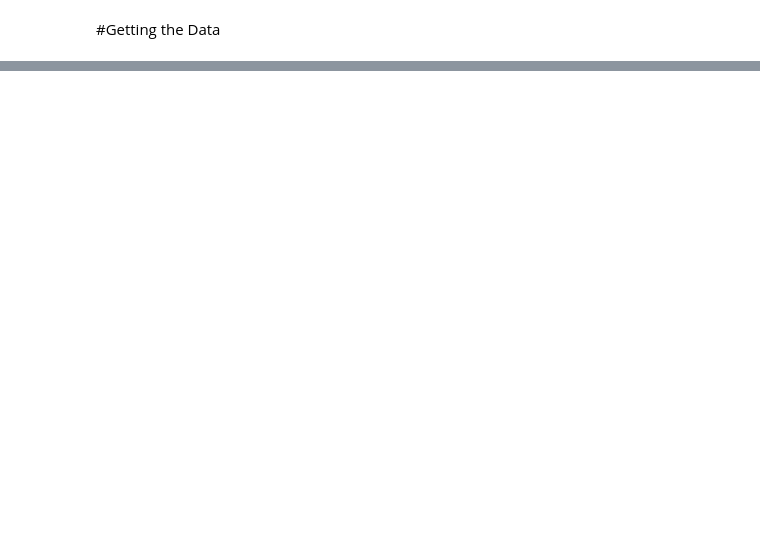
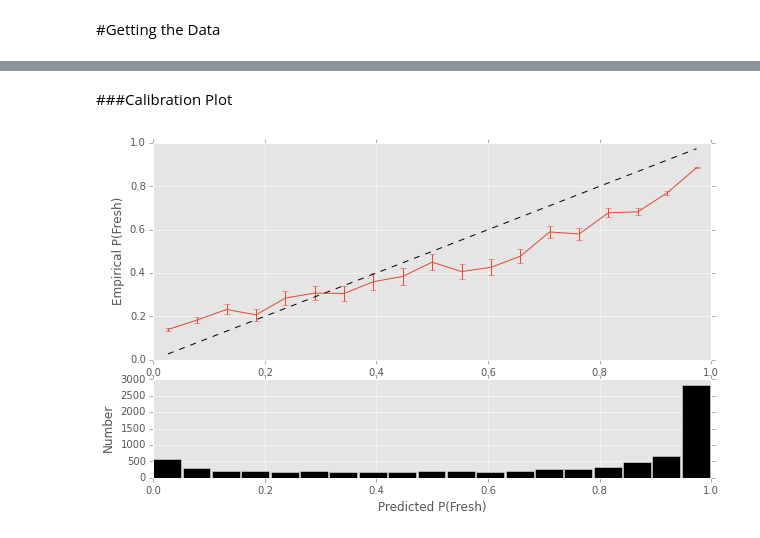
Before and after one commit to jthang/MachineLearningLab, a Jupyter notebook: lab_movies_bayesian.ipynb, the cells around one changed output, grey strips where cells are left out. Saved outputs shown, nothing was run; the diff lists cells and outputs as text; code cells hidden in the pictures; blank space fills up the shorter version.

```diff
--- a/lab_movies_bayesian.ipynb
+++ b/lab_movies_bayesian.ipynb
@@ -69,0 +301,10 @@ Name: 0, dtype: object
+# %%
+xtrain, xtest, ytrain, ytest = train_test_split(X, Y, test_size=0.5)
+clf = MultinomialNB().fit(xtrain, ytrain)
+
+training_accuracy = clf.score(xtrain, ytrain)
+test_accuracy = clf.score(xtest, ytest)
+
+print "Accuracy: %0.2f%%" % (100 * clf.score(xtest, ytest))
+print "Accuracy on training data: %0.2f%%" % (100 * (training_accuracy))
+print "Accuracy on test data:     %0.2f%%" % (100 * (test_accuracy))
@@ -69,0 +334,32 @@ Name: 0, dtype: object
+# %% [markdown]
+###Calibration Plot
+# %%
+def calibration_plot(clf, xtest, ytest):
+    prob = clf.predict_proba(xtest)[:, 1]
+    outcome = ytest
+    data = pd.DataFrame(dict(prob=prob, outcome=outcome))
+
+    #group outcomes into bins of similar probability
+    bins = np.linspace(0, 1, 20)
+    cuts = pd.cut(prob, bins)
+    binwidth = bins[1] - bins[0]
+
+    #freshness ratio and number of examples in each bin
+    cal = data.groupby(cuts).outcome.agg(['mean', 'count'])
+    cal['pmid'] = (bins[:-1] + bins[1:]) / 2
+    cal['sig'] = np.sqrt(cal.pmid * (1 - cal.pmid) / cal['count'])
+
+    ax = plt.subplot2grid((3, 1), (0, 0), rowspan=2)
+    p = plt.errorbar(cal.pmid, cal['mean'], cal['sig'])
+    plt.plot(cal.pmid, cal.pmid, linestyle='--', lw=1, color='k')
+    plt.ylabel("Empirical P(Fresh)")
+
+    ax = plt.subplot2grid((3, 1), (2, 0), sharex=ax)
+    plt.bar(left=cal.pmid - binwidth / 2, height=cal['count'],
+            width=.95 * (bins[1] - bins[0]), color='k')
+    plt.xlabel("Predicted P(Fresh)")
+    plt.ylabel("Number")
+
+calibration_plot(clf, xtest, ytest)
+# %% [output]
+[figure, added]
```
Also changed, not shown: parts of 25 cells of this notebook.
